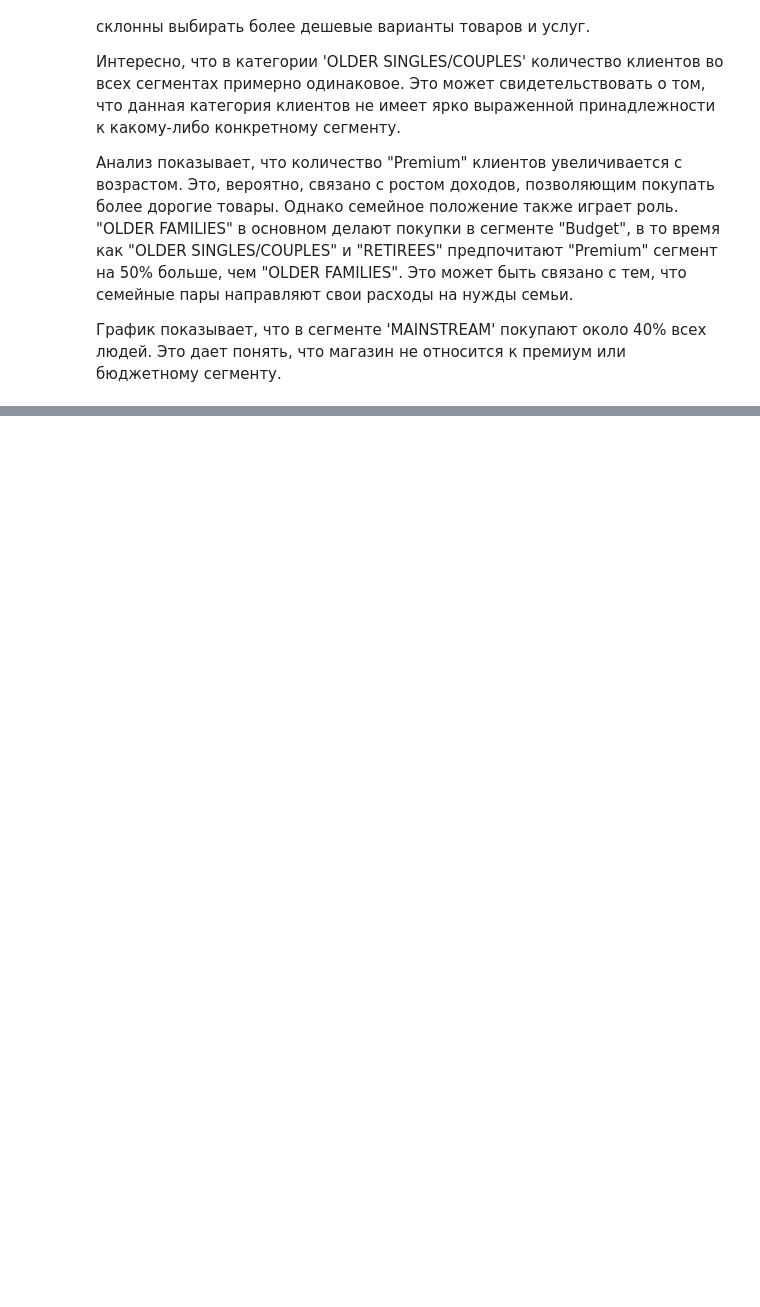
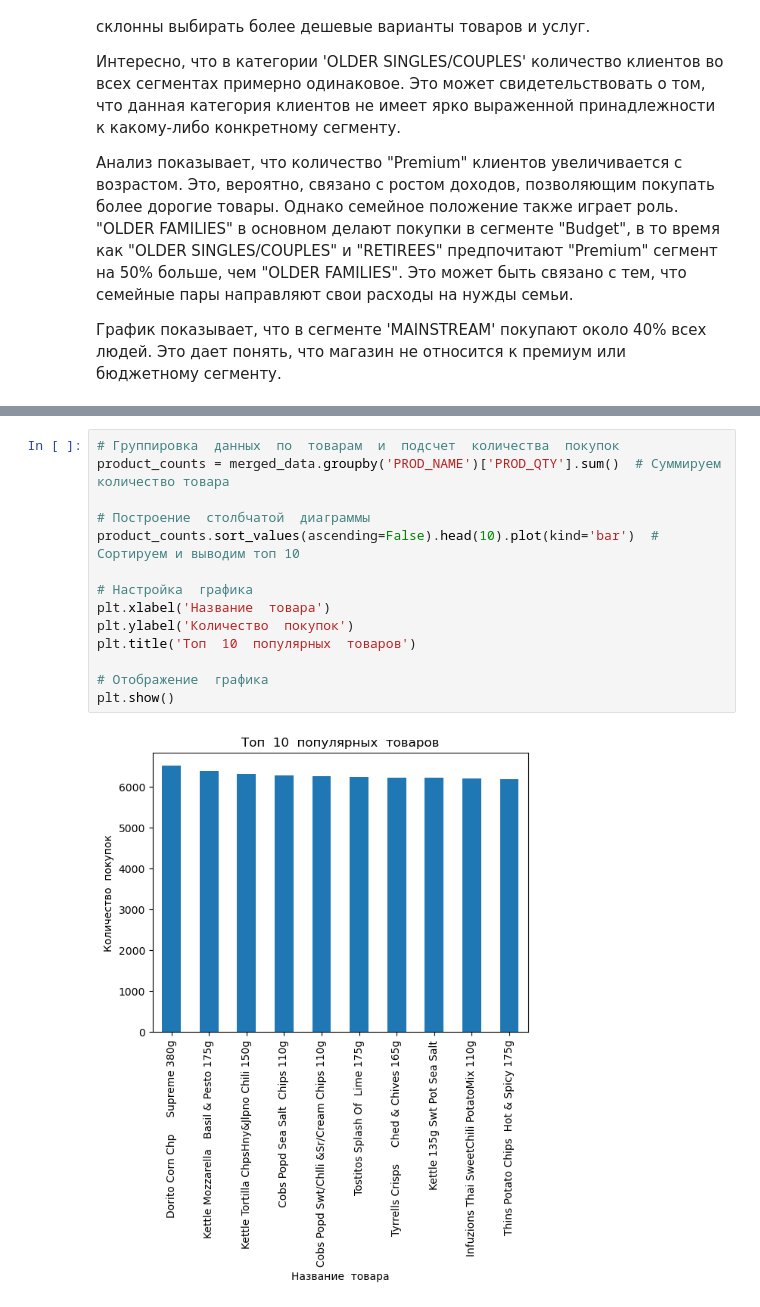
Before and after one commit to Hellionember/Pet-project2, a Jupyter notebook: main.ipynb, the cells around one changed output, grey strips where cells are left out. Drawn from its saved outputs; the diff is of its cells as text; blank space fills up the shorter version.

```diff
--- a/main.ipynb
+++ b/main.ipynb
@@ -58,0 +92,16 @@ plt.show()
+# %%
+# Группировка  данных  по  товарам  и  подсчет  количества  покупок
+product_counts = merged_data.groupby('PROD_NAME')['PROD_QTY'].sum()  # Суммируем количество товара
+
+# Построение  столбчатой  диаграммы
+product_counts.sort_values(ascending=False).head(10).plot(kind='bar')  # Сортируем и выводим топ 10
+
+# Настройка  графика
+plt.xlabel('Название  товара')
+plt.ylabel('Количество  покупок')
+plt.title('Топ  10  популярных  товаров')
+
+# Отображение  графика
+plt.show()
+# %% [output]
+[figure, added]
```
Also changed, not shown: parts of 8 cells of this notebook, 3 other files.
